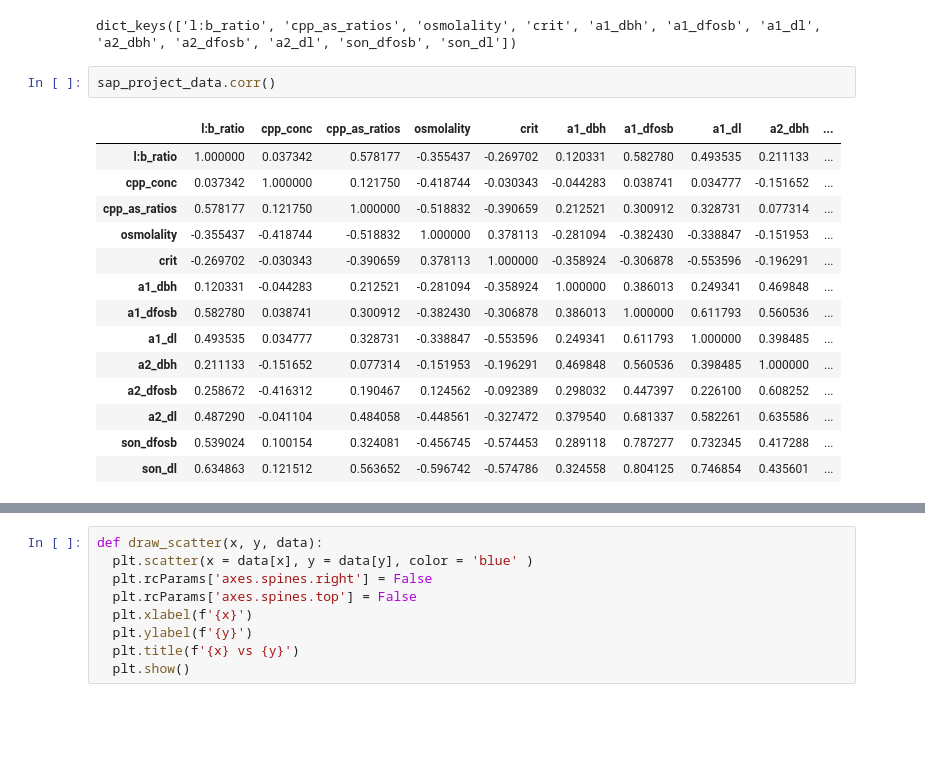
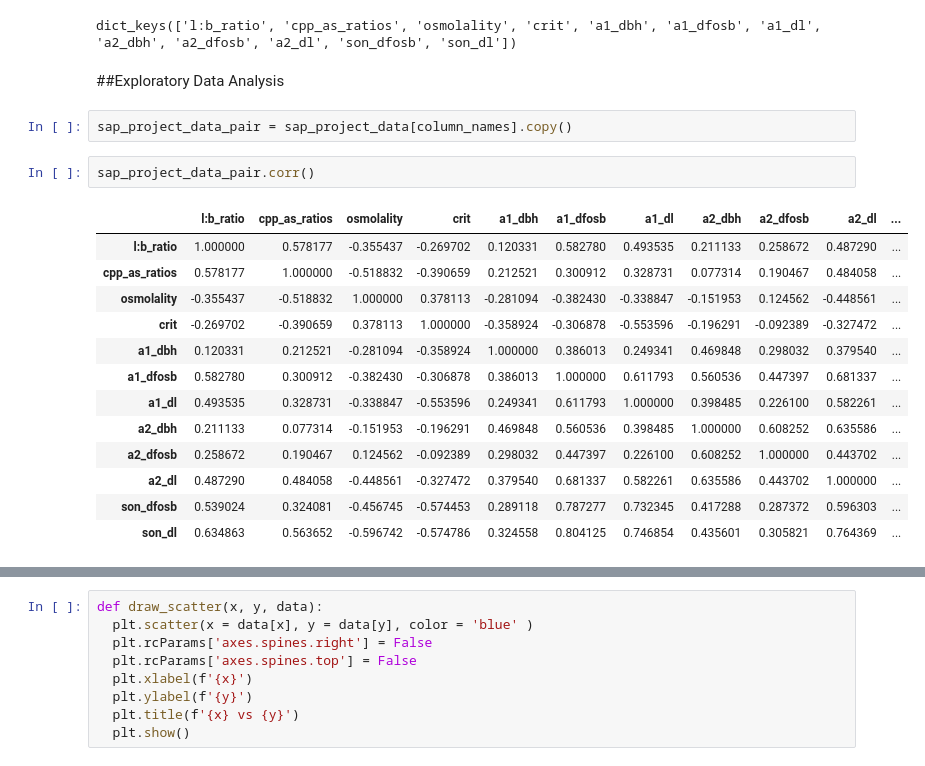
Before and after one commit to Delonix7/My_Data_Science_Projects, a Jupyter notebook: PhD_Project.ipynb, the cells around one changed output, grey strips where cells are left out. Cells and saved outputs as stored; diff of their text form; blank space fills up the shorter version.

```diff
--- a/PhD_Project.ipynb
+++ b/PhD_Project.ipynb
@@ -126,22 +136,25 @@ for column in column_names:
 data.keys()
 # %% [output]
 dict_keys(['l:b_ratio', 'cpp_as_ratios', 'osmolality', 'crit', 'a1_dbh', 'a1_dfosb', 'a1_dl', 'a2_dbh', 'a2_dfosb', 'a2_dl', 'son_dfosb', 'son_dl'])
+# %% [markdown]
+##Exploratory Data Analysis
+# %%
+sap_project_data_pair = sap_project_data[column_names].copy()
 # %%
-sap_project_data.corr()
+sap_project_data_pair.corr()
 # %% [output]
-|  | l:b_ratio | cpp_conc | cpp_as_ratios | osmolality | crit | a1_dbh | a1_dfosb | a1_dl | a2_dbh | ... |
-| l:b_ratio | 1.000000 | 0.037342 | 0.578177 | -0.355437 | -0.269702 | 0.120331 | 0.582780 | 0.493535 | 0.211133 | ... |
-| cpp_conc | 0.037342 | 1.000000 | 0.121750 | -0.418744 | -0.030343 | -0.044283 | 0.038741 | 0.034777 | -0.151652 | ... |
-| cpp_as_ratios | 0.578177 | 0.121750 | 1.000000 | -0.518832 | -0.390659 | 0.212521 | 0.300912 | 0.328731 | 0.077314 | ... |
-| osmolality | -0.355437 | -0.418744 | -0.518832 | 1.000000 | 0.378113 | -0.281094 | -0.382430 | -0.338847 | -0.151953 | ... |
-| crit | -0.269702 | -0.030343 | -0.390659 | 0.378113 | 1.000000 | -0.358924 | -0.306878 | -0.553596 | -0.196291 | ... |
-| a1_dbh | 0.120331 | -0.044283 | 0.212521 | -0.281094 | -0.358924 | 1.000000 | 0.386013 | 0.249341 | 0.469848 | ... |
-| a1_dfosb | 0.582780 | 0.038741 | 0.300912 | -0.382430 | -0.306878 | 0.386013 | 1.000000 | 0.611793 | 0.560536 | ... |
-| a1_dl | 0.493535 | 0.034777 | 0.328731 | -0.338847 | -0.553596 | 0.249341 | 0.611793 | 1.000000 | 0.398485 | ... |
-| a2_dbh | 0.211133 | -0.151652 | 0.077314 | -0.151953 | -0.196291 | 0.469848 | 0.560536 | 0.398485 | 1.000000 | ... |
-| a2_dfosb | 0.258672 | -0.416312 | 0.190467 | 0.124562 | -0.092389 | 0.298032 | 0.447397 | 0.226100 | 0.608252 | ... |
-| a2_dl | 0.487290 | -0.041104 | 0.484058 | -0.448561 | -0.327472 | 0.379540 | 0.681337 | 0.582261 | 0.635586 | ... |
-| son_dfosb | 0.539024 | 0.100154 | 0.324081 | -0.456745 | -0.574453 | 0.289118 | 0.787277 | 0.732345 | 0.417288 | ... |
-| son_dl | 0.634863 | 0.121512 | 0.563652 | -0.596742 | -0.574786 | 0.324558 | 0.804125 | 0.746854 | 0.435601 | ... |
+|  | l:b_ratio | cpp_as_ratios | osmolality | crit | a1_dbh | a1_dfosb | a1_dl | a2_dbh | a2_dfosb | a2_dl | ... |
+| l:b_ratio | 1.000000 | 0.578177 | -0.355437 | -0.269702 | 0.120331 | 0.582780 | 0.493535 | 0.211133 | 0.258672 | 0.487290 | ... |
+| cpp_as_ratios | 0.578177 | 1.000000 | -0.518832 | -0.390659 | 0.212521 | 0.300912 | 0.328731 | 0.077314 | 0.190467 | 0.484058 | ... |
+| osmolality | -0.355437 | -0.518832 | 1.000000 | 0.378113 | -0.281094 | -0.382430 | -0.338847 | -0.151953 | 0.124562 | -0.448561 | ... |
+| crit | -0.269702 | -0.390659 | 0.378113 | 1.000000 | -0.358924 | -0.306878 | -0.553596 | -0.196291 | -0.092389 | -0.327472 | ... |
+| a1_dbh | 0.120331 | 0.212521 | -0.281094 | -0.358924 | 1.000000 | 0.386013 | 0.249341 | 0.469848 | 0.298032 | 0.379540 | ... |
+| a1_dfosb | 0.582780 | 0.300912 | -0.382430 | -0.306878 | 0.386013 | 1.000000 | 0.611793 | 0.560536 | 0.447397 | 0.681337 | ... |
+| a1_dl | 0.493535 | 0.328731 | -0.338847 | -0.553596 | 0.249341 | 0.611793 | 1.000000 | 0.398485 | 0.226100 | 0.582261 | ... |
+| a2_dbh | 0.211133 | 0.077314 | -0.151953 | -0.196291 | 0.469848 | 0.560536 | 0.398485 | 1.000000 | 0.608252 | 0.635586 | ... |
+| a2_dfosb | 0.258672 | 0.190467 | 0.124562 | -0.092389 | 0.298032 | 0.447397 | 0.226100 | 0.608252 | 1.000000 | 0.443702 | ... |
+| a2_dl | 0.487290 | 0.484058 | -0.448561 | -0.327472 | 0.379540 | 0.681337 | 0.582261 | 0.635586 | 0.443702 | 1.000000 | ... |
+| son_dfosb | 0.539024 | 0.324081 | -0.456745 | -0.574453 | 0.289118 | 0.787277 | 0.732345 | 0.417288 | 0.287372 | 0.596303 | ... |
+| son_dl | 0.634863 | 0.563652 | -0.596742 | -0.574786 | 0.324558 | 0.804125 | 0.746854 | 0.435601 | 0.305821 | 0.764369 | ... |
 # %%
 fig, ax = plt.subplots(figsize= (20,15))
```
Also changed, not shown: parts of 9 cells of this notebook.
